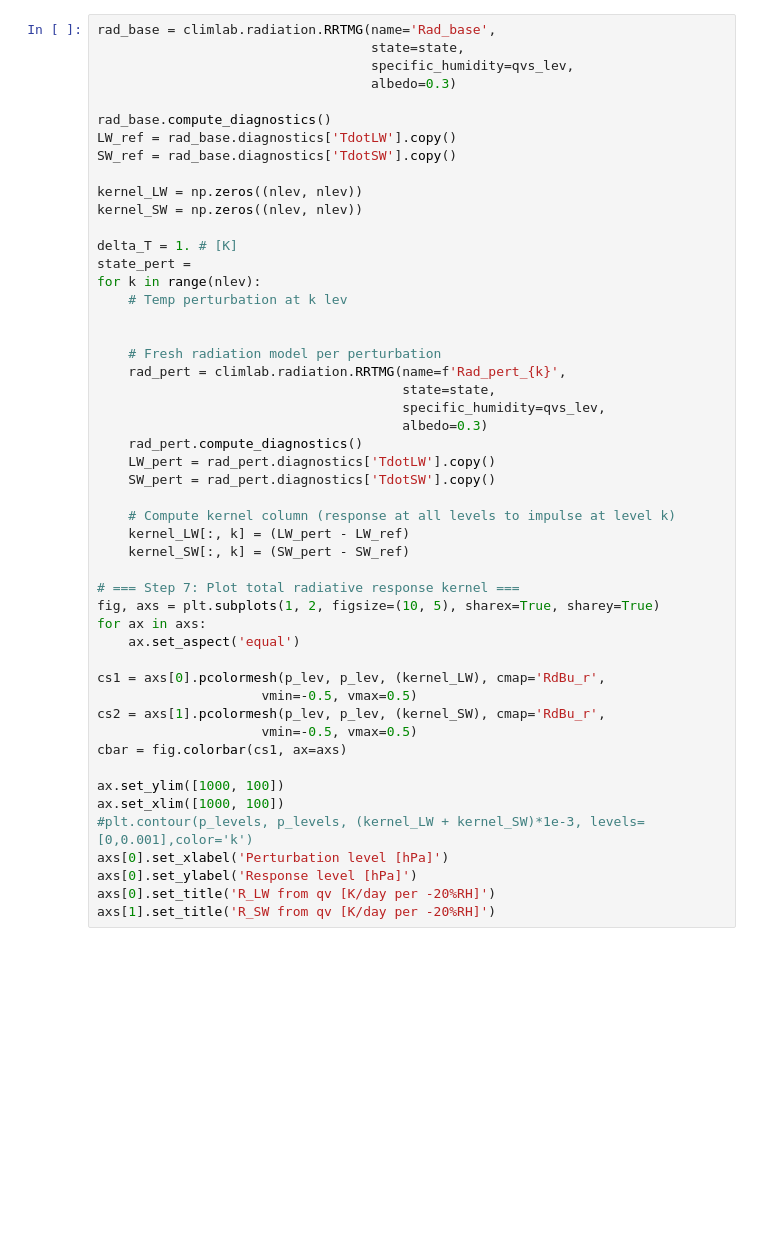
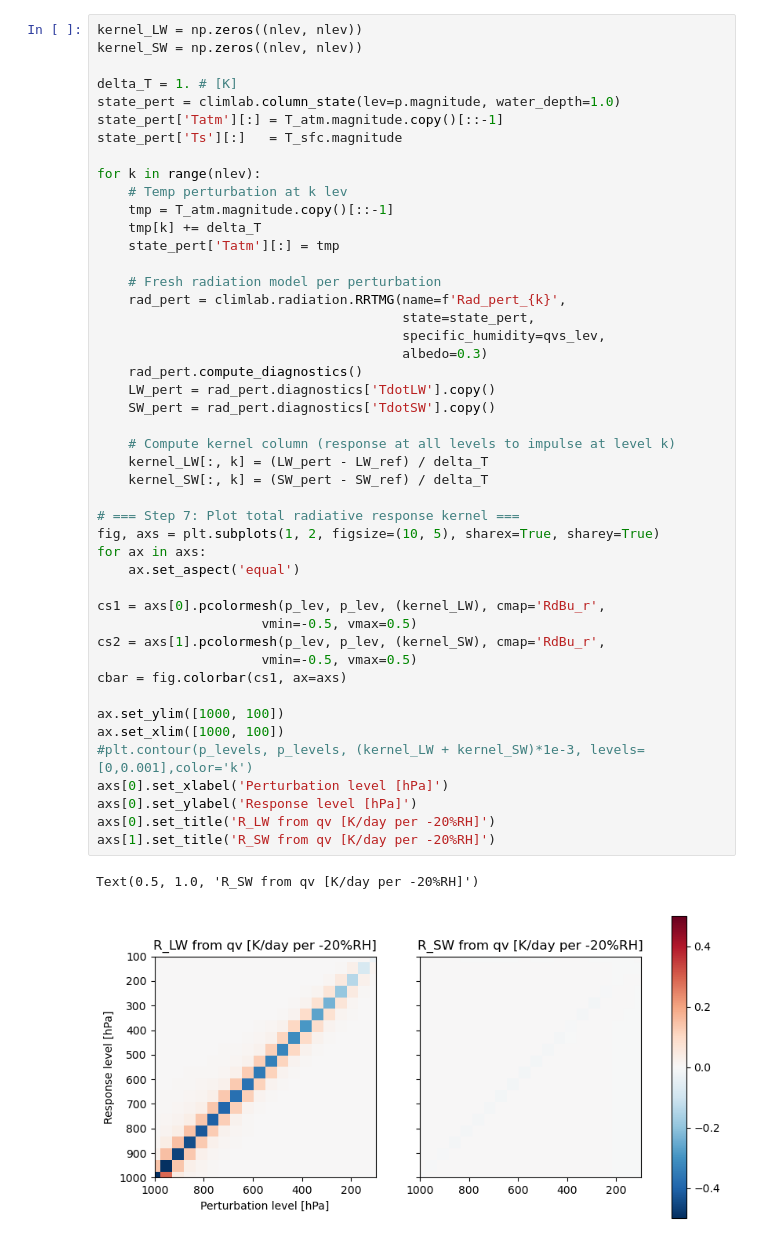
Before and after one commit to JackQuark/2025summer, a Jupyter notebook: prec/LRF/T_pert.ipynb, the cells around one changed output. Cells and saved outputs as stored; diff of their text form; blank space fills up the shorter version.

```diff
--- a/prec/LRF/T_pert.ipynb
+++ b/prec/LRF/T_pert.ipynb
@@ -34,50 +36,49 @@ AttrDict({'Ts': Field([303.]), 'Tatm': Field([190.50136004, 212.64823517, 229.46
 # %%
-rad_base = climlab.radiation.RRTMG(name='Rad_base',
-                                   state=state,
-                                   specific_humidity=qvs_lev,
-                                   albedo=0.3)
-
-rad_base.compute_diagnostics()
-LW_ref = rad_base.diagnostics['TdotLW'].copy()
-SW_ref = rad_base.diagnostics['TdotSW'].copy()
-
 kernel_LW = np.zeros((nlev, nlev))
 kernel_SW = np.zeros((nlev, nlev))
 
 delta_T = 1. # [K]
-state_pert =
+state_pert = climlab.column_state(lev=p.magnitude, water_depth=1.0)
+state_pert['Tatm'][:] = T_atm.magnitude.copy()[::-1]
+state_pert['Ts'][:]   = T_sfc.magnitude
+
 for k in range(nlev):
     # Temp perturbation at k lev
-
+    tmp = T_atm.magnitude.copy()[::-1]
+    tmp[k] += delta_T
+    state_pert['Tatm'][:] = tmp
 
     # Fresh radiation model per perturbation
     rad_pert = climlab.radiation.RRTMG(name=f'Rad_pert_{k}',
-                                       state=state,
+                                       state=state_pert,
                                        specific_humidity=qvs_lev,
                                        albedo=0.3)
     rad_pert.compute_diagnostics()
     LW_pert = rad_pert.diagnostics['TdotLW'].copy()
     SW_pert = rad_pert.diagnostics['TdotSW'].copy()
 
     # Compute kernel column (response at all levels to impulse at level k)
-    kernel_LW[:, k] = (LW_pert - LW_ref)
-    kernel_SW[:, k] = (SW_pert - SW_ref)
+    kernel_LW[:, k] = (LW_pert - LW_ref) / delta_T
+    kernel_SW[:, k] = (SW_pert - SW_ref) / delta_T
 
 # === Step 7: Plot total radiative response kernel ===
 fig, axs = plt.subplots(1, 2, figsize=(10, 5), sharex=True, sharey=True)
 for ax in axs:
     ax.set_aspect('equal')
 
 cs1 = axs[0].pcolormesh(p_lev, p_lev, (kernel_LW), cmap='RdBu_r',
                      vmin=-0.5, vmax=0.5)
 cs2 = axs[1].pcolormesh(p_lev, p_lev, (kernel_SW), cmap='RdBu_r',
                      vmin=-0.5, vmax=0.5)
 cbar = fig.colorbar(cs1, ax=axs)
 
 ax.set_ylim([1000, 100])
 ax.set_xlim([1000, 100])
 #plt.contour(p_levels, p_levels, (kernel_LW + kernel_SW)*1e-3, levels=[0,0.001],color='k')
 axs[0].set_xlabel('Perturbation level [hPa]')
 axs[0].set_ylabel('Response level [hPa]')
 axs[0].set_title('R_LW from qv [K/day per -20%RH]')
 axs[1].set_title('R_SW from qv [K/day per -20%RH]')
+# %% [output]
+Text(0.5, 1.0, 'R_SW from qv [K/day per -20%RH]')
+[figure, added]
```
Also changed, not shown: parts of 1 cell of this notebook, 2 other files.
